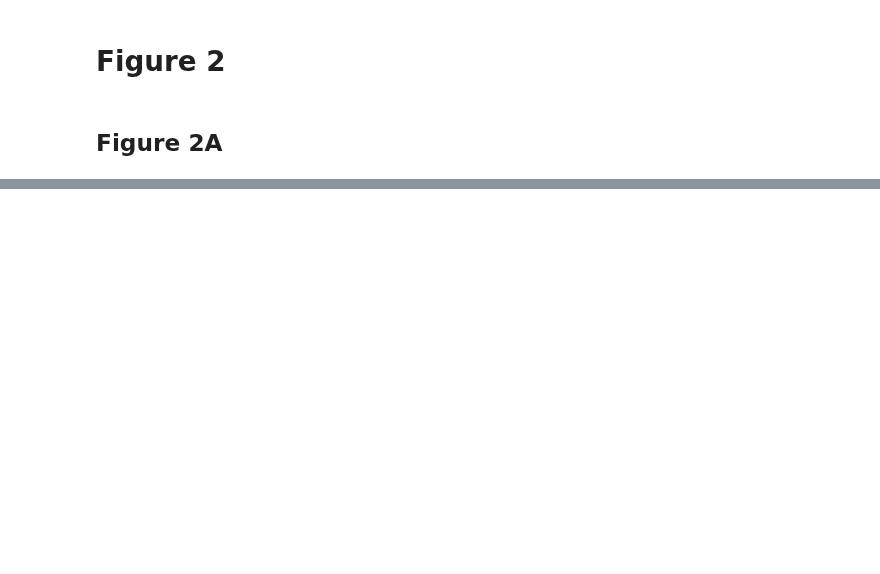
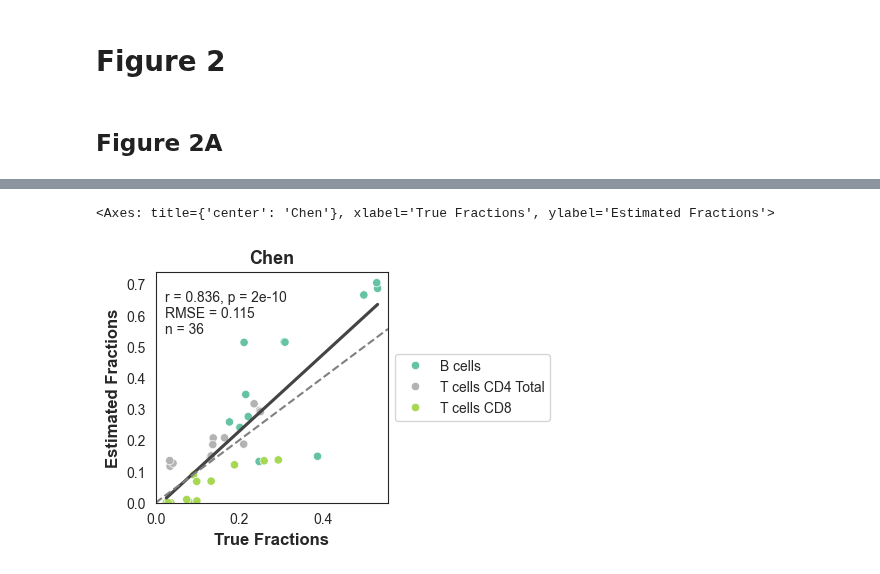
Before and after one commit to ComputationalBiomedicineGroup/rectangle_paper, a Jupyter notebook: notebooks/figure_2.ipynb, the cells around one changed output, grey strips where cells are left out. Drawn from its saved outputs; the diff is of its cells as text; code cells hidden in the pictures; blank space fills up the shorter version.

```diff
--- a/notebooks/figure_2.ipynb
+++ b/notebooks/figure_2.ipynb
@@ -14,3 +21,9 @@ adata_hao = anndata.read_h5ad('../data/hao_adata.h5ad')
+# %%
+sc_data_muris = pd.read_pickle("../data/sc_data_tabula_muris.pkl")
+annotations = pd.read_csv("../data/annotations_tabula_muris.csv", index_col=0)
+annotations = annotations['0']
+annotations = pd.Series(annotations, index=sc_data_muris.columns)
+adata_muris = AnnData(sc_data_muris.T, obs=annotations.to_frame(name="cell_type"))
 # %% [markdown]
 ## Figure 2A
 # %%
@@ -45,0 +159,3 @@ helper.create_scatter_plot_total(evaluation_fintotello_rectangle, rsme_finotello
+# %%
+estimations_chen, signatures_chen  = rp.rectangle(adata_muris, bulks_chen.T)
+estimations_chen.to_csv("../output/muris_estimations_chen.csv")
@@ -45,0 +202,20 @@ helper.create_scatter_plot_total(evaluation_fintotello_rectangle, rsme_finotello
+# %%
+chen_gld = pd.read_csv('../data/chen_facs.csv', index_col=0).T
+chen_gld = chen_gld.fillna(0)
+chen_gld.columns = ["Monocytes", "B cells", 'T cells CD8', 'T cells CD4 Total']
+chen_t = estimations_chen
+chen_t['T cells CD4 Total'] = chen_t['T cells CD4 conv'] + chen_t['Tregs']
+chen_m, gld_m = helper.match_dfs(chen_t,chen_gld)
+# sort alphabetically reverse
+gld_m = gld_m.sort_index(key=lambda x: x.str.lower(), ascending=True)
+chen_m = chen_m.sort_index(key=lambda x: x.str.lower(), ascending=True)
+evaluation_chen = helper.create_evaluation_df(gld_m.T, chen_m.T)
+# sort by index alphabetically ignore case
+evaluation_chen = evaluation_chen.sort_values(by='Cell type', key=lambda x: x.str.lower())
+rsme_chen, r_chen, p_chen = helper.evaulate_total_df(evaluation_chen)
+rsmes_chen, ps_chen, rs_chen = helper.evaluate_by_cell_type(gld_m.T, chen_m.T)
+
+helper.create_scatter_plot_total(evaluation_chen, rsme_chen, p_chen, r_chen, 'Chen', save_path='../figures/fig2a_chen.pdf', size=(3, 3))
+# %% [output]
+<Axes: title={'center': 'Chen'}, xlabel='True Fractions', ylabel='Estimated Fractions'>
+[figure, added]
```
Also changed, not shown: parts of 22 cells of this notebook, 4 other files.
